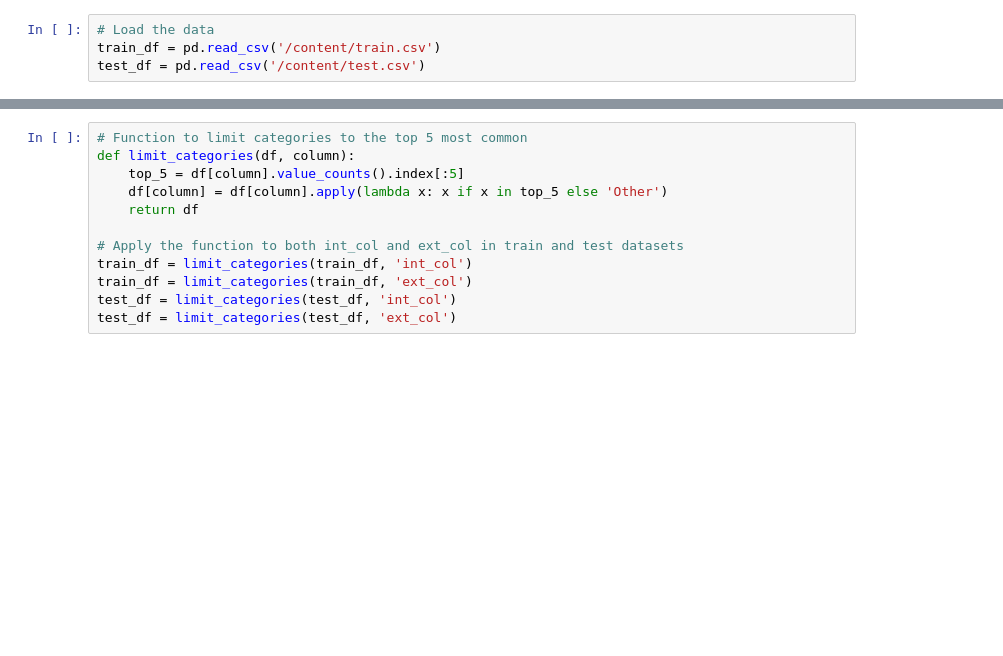
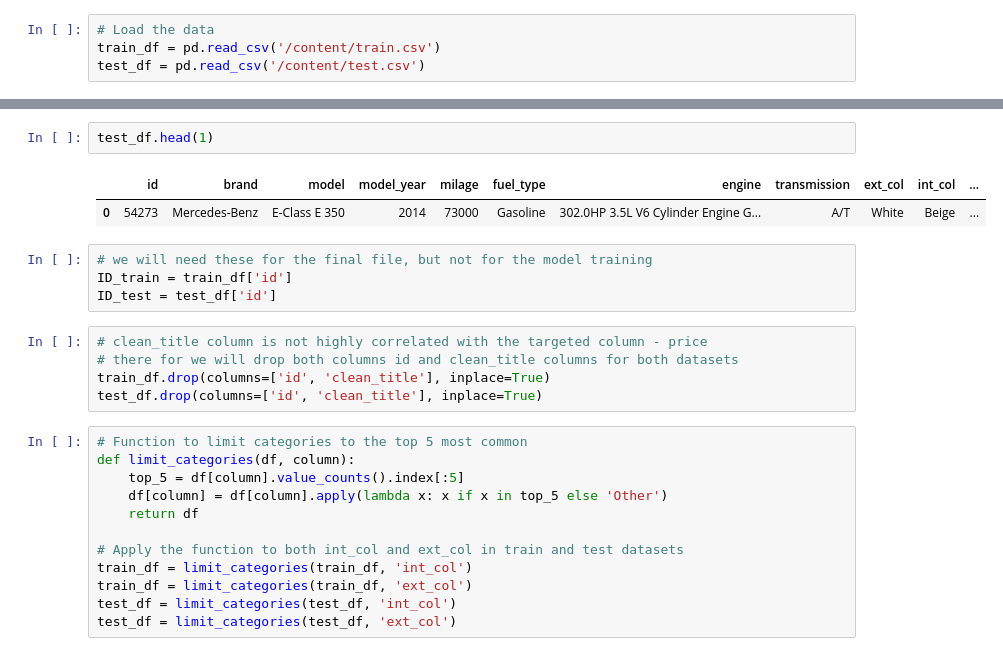
Before and after one commit to sikoh/KaggleX-Vehicle-Price-Prediction, a Jupyter notebook: KeggleXCarPricePrediction_Keras_Adam.ipynb, the cells around one changed output, grey strips where cells are left out. Saved outputs shown, nothing was run; the diff lists cells and outputs as text; blank space fills up the shorter version.

```diff
--- a/KeggleXCarPricePrediction_Keras_Adam.ipynb
+++ b/KeggleXCarPricePrediction_Keras_Adam.ipynb
@@ -41,3 +43,17 @@ test_df = pd.read_csv('/content/test.csv')
+# %%
+test_df.head(1)
+# %% [output]
+|  | id | brand | model | model_year | milage | fuel_type | engine | transmission | ext_col | int_col | ... |
+| 0 | 54273 | Mercedes-Benz | E-Class E 350 | 2014 | 73000 | Gasoline | 302.0HP 3.5L V6 Cylinder Engine G... | A/T | White | Beige | ... |
+# %%
+# we will need these for the final file, but not for the model training
+ID_train = train_df['id']
+ID_test = test_df['id']
+# %%
+# clean_title column is not highly correlated with the targeted column - price
+# there for we will drop both columns id and clean_title columns for both datasets
+train_df.drop(columns=['id', 'clean_title'], inplace=True)
+test_df.drop(columns=['id', 'clean_title'], inplace=True)
 # %%
 # Function to limit categories to the top 5 most common
 def limit_categories(df, column):
```
Also changed, not shown: parts of 7 cells of this notebook.
